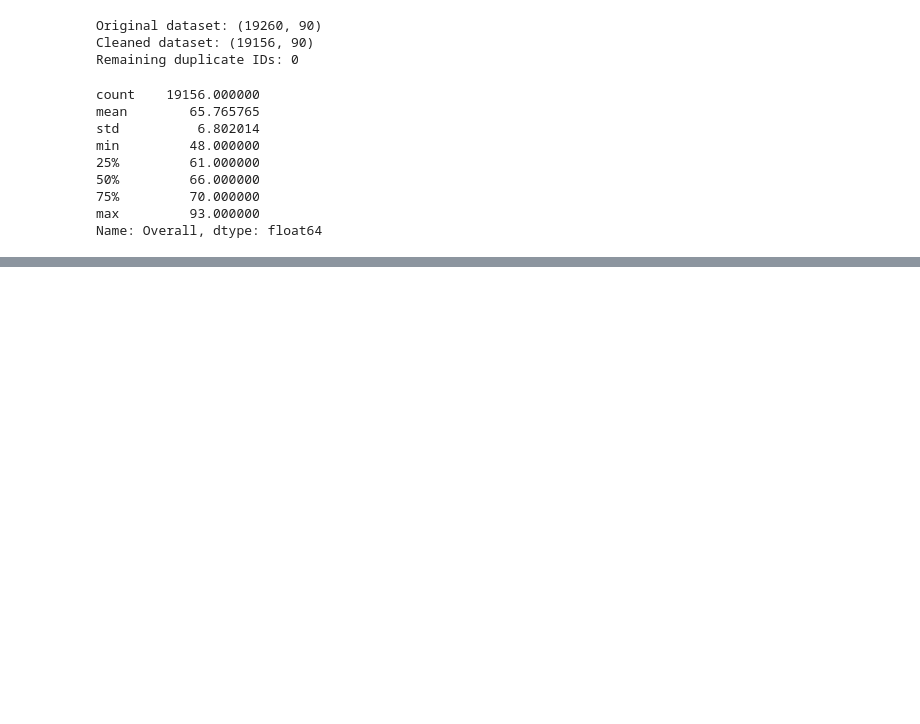
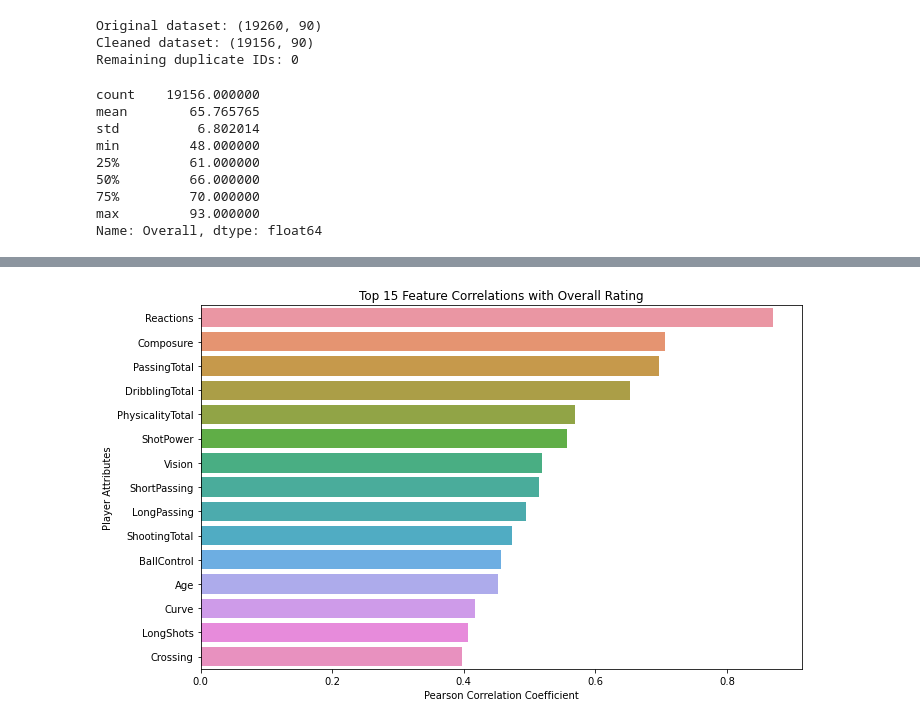
Before and after one commit to SujanMaga/fifa22-player-rating-prediction, a Jupyter notebook: fifa22-player-rating-prediction.ipynb, the cells around one changed output, grey strips where cells are left out. Saved outputs shown, nothing was run; the diff lists cells and outputs as text; code cells hidden in the pictures; blank space fills up the shorter version.

```diff
--- a/fifa22-player-rating-prediction.ipynb
+++ b/fifa22-player-rating-prediction.ipynb
@@ -143,0 +203,7 @@ Name: Overall, dtype: float64
+# %%
+# Creating the dataset for machine learning
+model_data = play_clean[features + [target]].copy()
+
+print("Modeling dataset shape:", model_data.shape)
+
+model_data.head()
@@ -143,0 +230,11 @@ Name: Overall, dtype: float64
+# %%
+# Calculating correlations with overall rating
+correlations = model_data.corr()["Overall"].drop("Overall")
+
+correlations = correlations.sort_values(ascending=False)
+
+print("Top 10 positively correlated features:")
+print(correlations.head(10))
+
+print("\nTop 10 negatively correlated features:")
+print(correlations.tail(10))
@@ -143,0 +259,19 @@ Name: Overall, dtype: float64
+# %%
+# Visualizing the strongest correlations with overall rating
+top_features = correlations.abs().sort_values(ascending=False).head(15)
+
+plt.figure(figsize=(10, 6))
+
+sns.barplot(
+    x=correlations.loc[top_features.index].values,
+    y=top_features.index
+)
+
+plt.title("Top 15 Feature Correlations with Overall Rating")
+plt.xlabel("Pearson Correlation Coefficient")
+plt.ylabel("Player Attributes")
+
+plt.tight_layout()
+plt.show()
+# %% [output]
+[figure, added]
```
Also changed, not shown: parts of 10 cells of this notebook.
